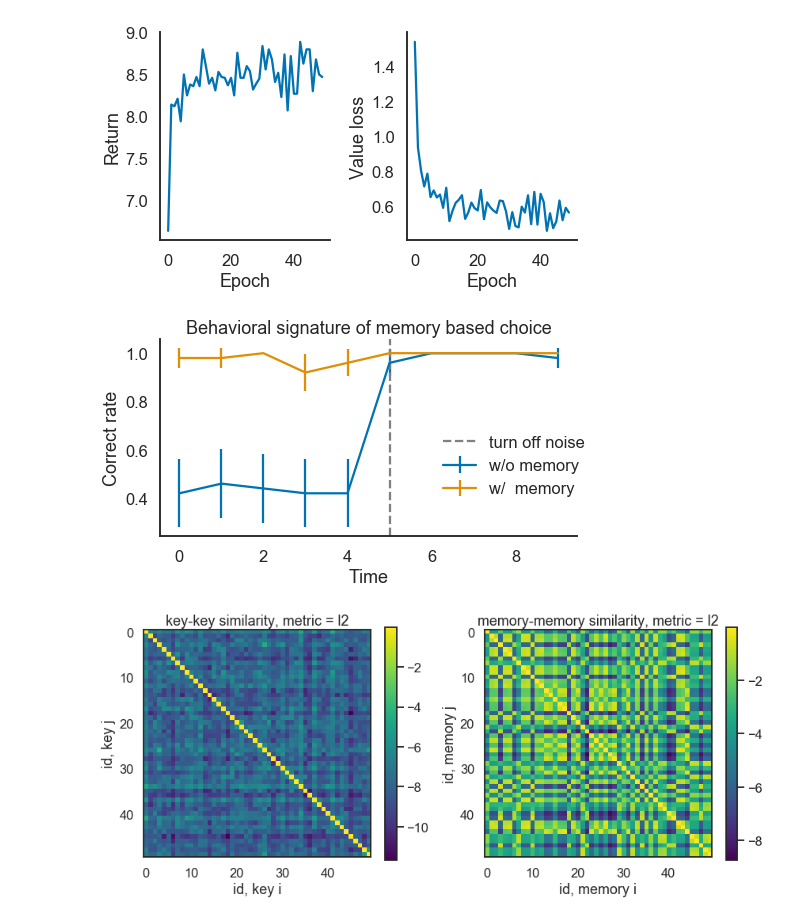
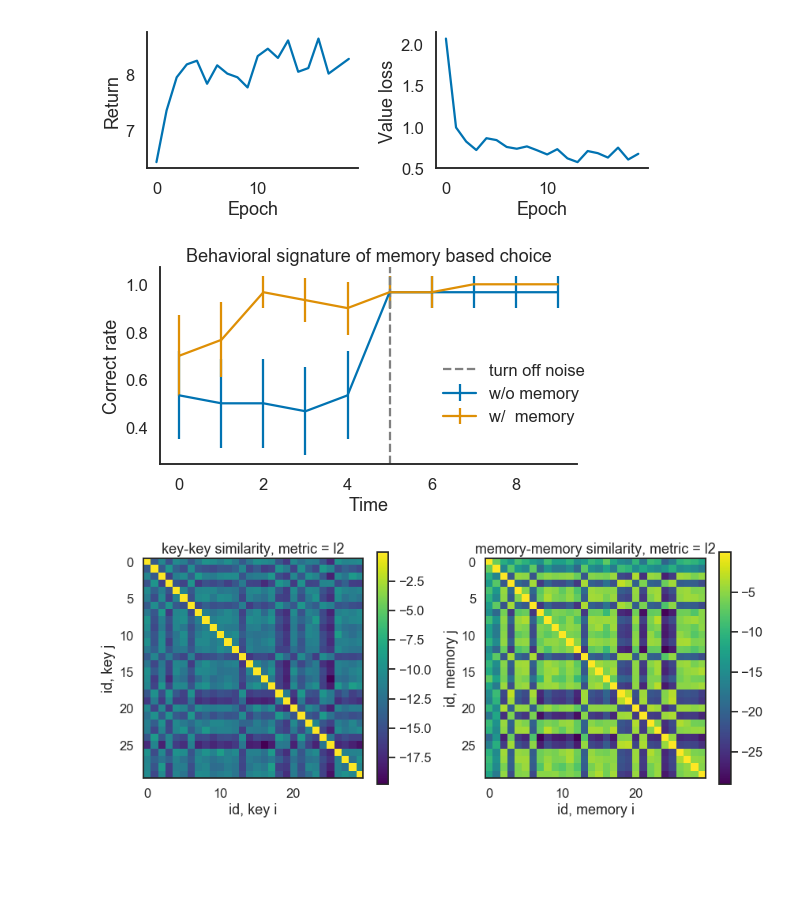
Before and after one commit to qihongl/dnd-lstm, a Jupyter notebook: src/contextual-choice.ipynb, the cells around one changed output. Cells and saved outputs as stored; diff of their text form; code cells hidden in the pictures; blank space fills up the shorter version.

```diff
--- a/src/contextual-choice.ipynb
+++ b/src/contextual-choice.ipynb
@@ -30,7 +30,7 @@ vec_dim = 32
 task = ContextualChoiceTask(vec_dim=vec_dim, T=T, t_noise_off=t_noise_off)
 
 # num unique training examples in one epoch
-M = 50
+M = 30
 X, K, Y = task.gen_data(M)
 trial_len, _, dim_input = X.size()
 # from scipy.spatial import distance_matrix
@@ -52,7 +52,7 @@ dim_hidden = n_hidden
 dim_output = 2
 dict_len = 100
 learning_rate = 1e-3
-n_epochs = 50
+n_epochs = 20
 eta = 0
 
 # init model and hidden state.
@@ -94,7 +94,7 @@ for i in range(n_epochs):
             if t == T-1 and m < M:
                 agent.turn_on_encoding()
             # recurrent computation at time t
-            outputs_ = agent(x_m[t].view(1, 1, -1), h_t, c_t, K[m][t])
+            outputs_ = agent(x_m[t].view(1, 1, -1), h_t, c_t)
             pi_a_t, v_t, h_t, c_t, cache_t = outputs_
             # action selection
             a_t, prob_a_t = pick_action(pi_a_t)
@@ -155,15 +158,15 @@ Epoch  49 | return = 8.47, ent = 0.00 | loss: val = 0.56, pol = -0.15 | time = 1
 # %%
-f, axes = plt.subplots(1, 2, figsize=(7, 4))
+f, axes = plt.subplots(1, 2, figsize=(8, 3))
 axes[0].plot(log_return)
 axes[0].set_ylabel('Return')
 axes[0].set_xlabel('Epoch')
 axes[1].plot(log_loss_value)
 axes[1].set_ylabel('Value loss')
 axes[1].set_xlabel('Epoch')
 sns.despine()
 f.tight_layout()
 # %% [output]
-[figure, old version]
+[figure, new version]
 # %%
 '''analysis'''
 
@@ -186,7 +189,7 @@ f.legend(frameon=False, bbox_to_anchor=(1, .6))
 sns.despine()
 f.tight_layout()
 # %% [output]
-[figure, old version]
+[figure, new version]
 # %%
 '''visualize keys and values'''
 dmat_mm = np.zeros((len(agent.dnd.keys), len(agent.dnd.keys)))
@@ -215,5 +218,5 @@ for i, ax in enumerate(axes):
         f'{labels[i]}-{labels[i]} similarity, metric = {agent.dnd.kernel}')
 f.tight_layout()
 # %% [output]
-[figure, old version]
+[figure, new version]
 # %%
```
Also changed, not shown: parts of 5 cells of this notebook, 5 other files.
